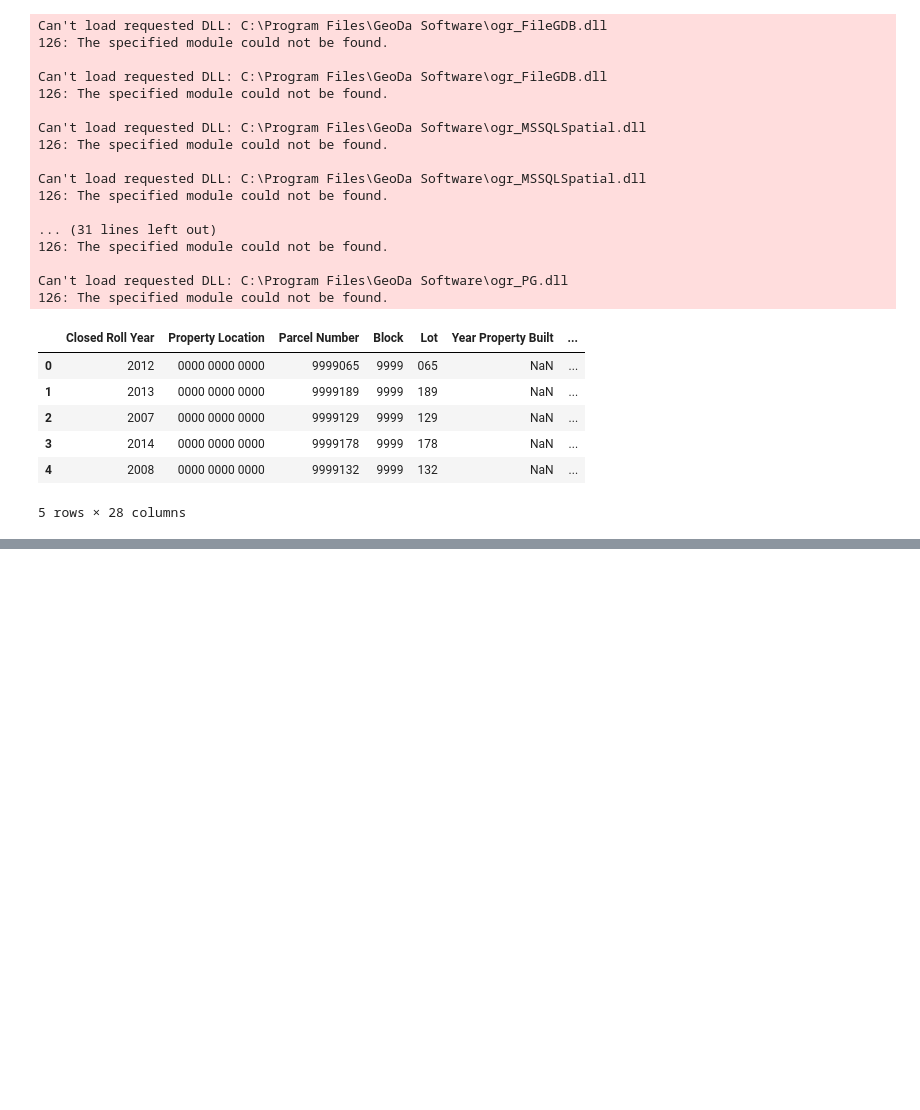
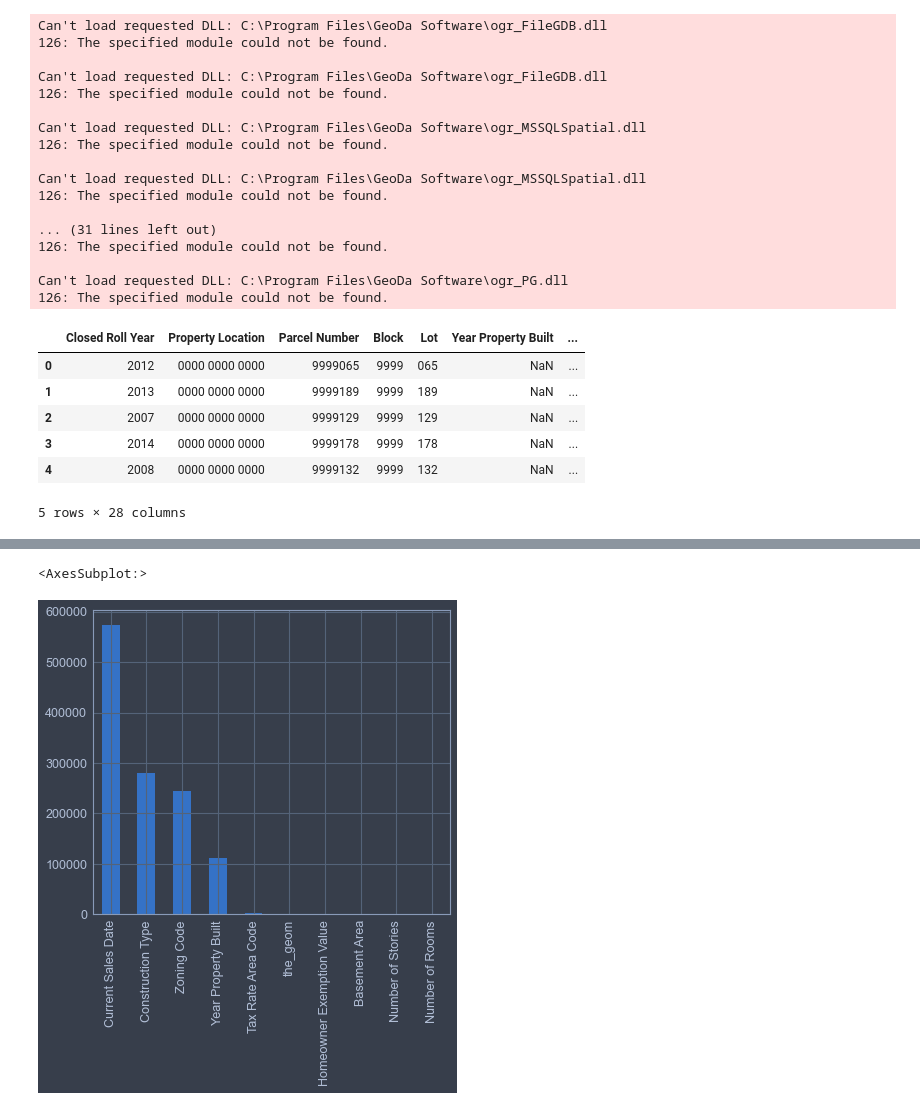
Before and after one commit to rohanskalyani/sfpermittimes, a Jupyter notebook: San Francisco Tax Assessor's Dataset.ipynb, the cells around one changed output, grey strips where cells are left out. Drawn from its saved outputs; the diff is of its cells as text; code cells hidden in the pictures; blank space fills up the shorter version.

```diff
--- a/San Francisco Tax Assessor's Dataset.ipynb
+++ b/San Francisco Tax Assessor's Dataset.ipynb
@@ -141,0 +162,2 @@ sftax_regressors = sftax.loc[]
+# %%
+sftax_2013 = sftax.loc[sftax['Closed Roll Year'] >= 2013]; (sftax.shape, sftax_2013.shape)
@@ -141,0 +216,5 @@ sftax_regressors = sftax.loc[]
+# %%
+sftax_2013.isna().sum().sort_values(ascending = False)[:10].plot(kind = 'bar')
+# %% [output]
+<AxesSubplot:>
+[figure, added]
```
Also changed, not shown: parts of 26 cells of this notebook.
